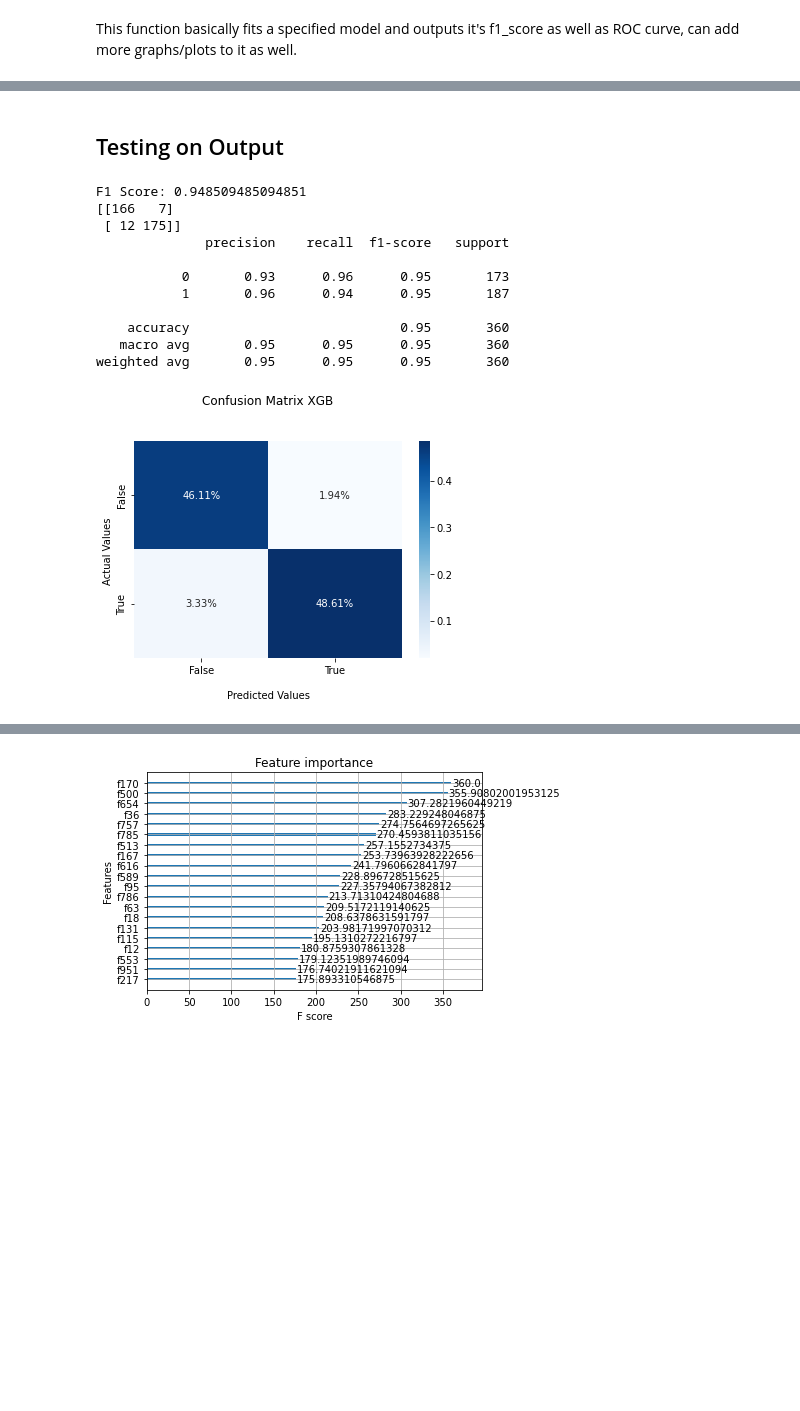
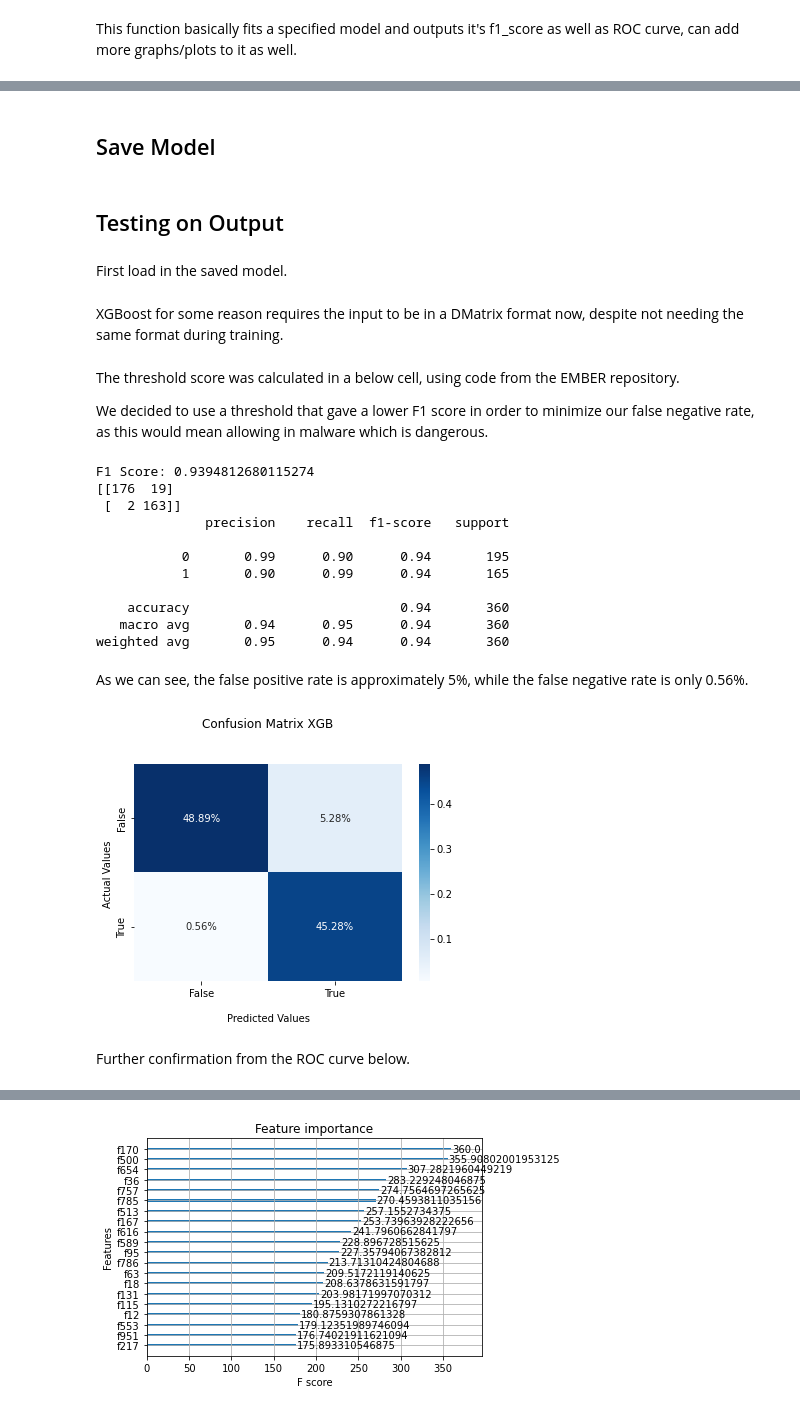
Before and after one commit to AguirreMoy/HtMFall2021-Corona, a Jupyter notebook: Challenge1/EMBER_roland_chal1.ipynb, the cells around one changed output, grey strips where cells are left out. Saved outputs shown, nothing was run; the diff lists cells and outputs as text; code cells hidden in the pictures; blank space fills up the shorter version.

Commit message:
updated challenge1 threshold to reduce false negative rate

```diff
--- a/Challenge1/EMBER_roland_chal1.ipynb
+++ b/Challenge1/EMBER_roland_chal1.ipynb
@@ -465,7 +480,11 @@ plt.show()
+# %% [markdown]
+## Save Model
 # %%
 # xgb_model.save_model("xgb_model.txt")
 # %% [markdown]
 ## Testing on Output
+# %% [markdown]
+First load in the saved model.
 # %%
 saved_model = xgb.Booster()
 saved_model.load_model("xgb_model.txt")
@@ -472,37 +492,47 @@ saved_model.load_model("xgb_model.txt")
+# %% [markdown]
+XGBoost for some reason requires the input to be in a DMatrix format now, despite not needing the same format during training.
 # %%
 X_test_D = xgb.DMatrix(X_test_fs)
+# %% [markdown]
+The threshold score was calculated in a below cell, using code from the EMBER repository.
+
+We decided to use a threshold that gave a lower F1 score in order to minimize our false negative rate, as this would mean allowing in malware which is dangerous.
 # %%
 y_pred = saved_model.predict(X_test_D)
-f1=f1_score(y_test, (y_pred > 0.6622))
+f1=f1_score(y_test, (y_pred > 0.4556))
 print('F1 Score:', f1)
-print(confusion_matrix(y_test, (y_pred > 0.6622)))
-print(classification_report(y_test, (y_pred > 0.6622)))
+print(confusion_matrix(y_test, (y_pred > 0.4556)))
+print(classification_report(y_test, (y_pred > 0.4556)))
 # %% [output]
-F1 Score: 0.948509485094851
-[[166   7]
- [ 12 175]]
+F1 Score: 0.9394812680115274
+[[176  19]
+ [  2 163]]
               precision    recall  f1-score   support
 
-           0       0.93      0.96      0.95       173
-           1       0.96      0.94      0.95       187
+           0       0.99      0.90      0.94       195
+           1       0.90      0.99      0.94       165
 
-    accuracy                           0.95       360
-   macro avg       0.95      0.95      0.95       360
-weighted avg       0.95      0.95      0.95       360
+    accuracy                           0.94       360
+   macro avg       0.94      0.95      0.94       360
+weighted avg       0.95      0.94      0.94       360
+# %% [markdown]
+As we can see, the false positive rate is approximately 5%, while the false negative rate is only 0.56%.
 # %%
-cf_matrix = confusion_matrix(y_test, (y_pred > 0.6622))
+cf_matrix = confusion_matrix(y_test, (y_pred > 0.4556))
 ax = sns.heatmap(cf_matrix/np.sum(cf_matrix), annot=True,
             fmt='.2%', cmap='Blues')
 
 ax.set_title('Confusion Matrix XGB\n\n');
 ax.set_xlabel('\nPredicted Values')
 ax.set_ylabel('Actual Values ');
 
 ## Ticket labels - List must be in alphabetical order
 ax.xaxis.set_ticklabels(['False','True'])
 ax.yaxis.set_ticklabels(['False','True'])
 
 ## Display the visualization of the Confusion Matrix.
 plt.show()
 # %% [output]
-[figure, old version]
+[figure, new version]
+# %% [markdown]
+Further confirmation from the ROC curve below.
```
Also changed, not shown: parts of 55 cells of this notebook, 1 other file.
